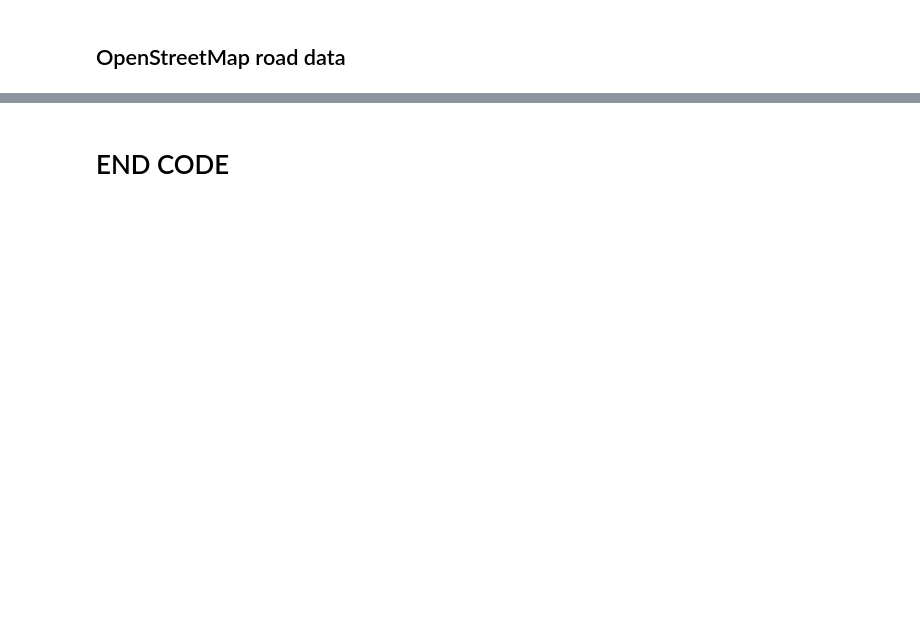
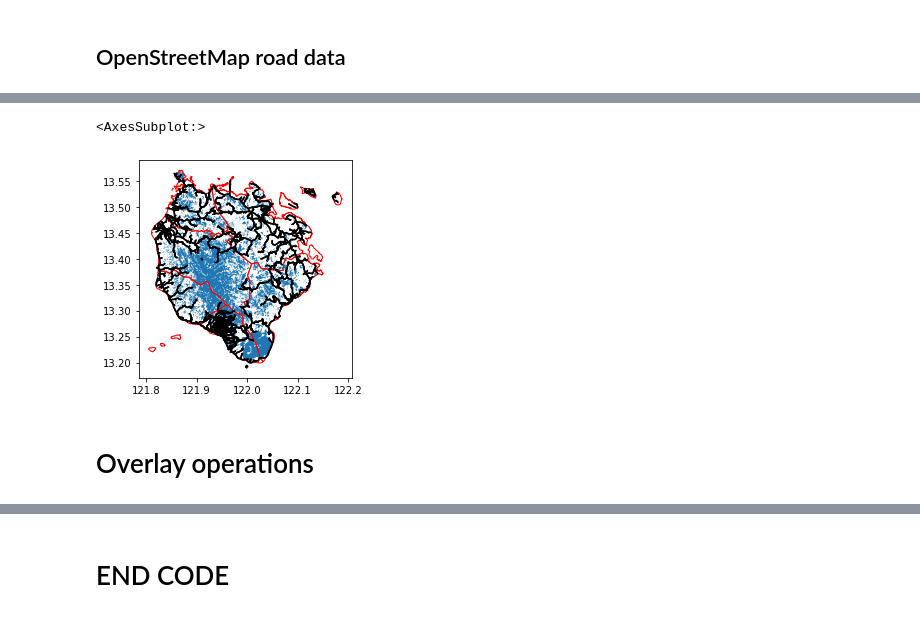
Before and after one commit to ricsatjr/lslideXroads, a Jupyter notebook: lslideXroads.ipynb, the cells around one changed output, grey strips where cells are left out. Cells and saved outputs as stored; diff of their text form; code cells hidden in the pictures; blank space fills up the shorter version.

```diff
--- a/lslideXroads.ipynb
+++ b/lslideXroads.ipynb
@@ -65,12 +119,9 @@ cur_adm.plot()
 # %% [markdown]
 ## OpenStreetMap road data
 # %%
-# Download roads using province as clipping region
-
-convex_hull=True
-
-if convex_hull:
-    graph=ox.graph.graph_from_polygon(cur_adm.convex_hull.geometry.values[0], network_type='all_private')
-else:
-    graph=ox.graph.graph_from_polygon(cur_adm.geometry.values[0], network_type='all_private')
-roads=ox.utils_graph.graph_to_gdfs(graph, nodes=False).reset_index()
+def get_roads_from_OSM(cur_adm, convex_hull=False):
+    if convex_hull:
+        graph=ox.graph.graph_from_polygon(cur_adm.dissolve().convex_hull.geometry.values[0], retain_all=True,network_type='all_private')
+    else:
+        graph=ox.graph.graph_from_polygon(cur_adm.dissolve().geometry.values[0], retain_all=True,network_type='all_private')
+    return ox.utils_graph.graph_to_gdfs(graph, nodes=False).reset_index()
@@ -150,0 +396,11 @@ lhaz_gdf.sort_values(['LH']).plot(cmap='jet')
+# %%
+# define local paths and filenames
+admin_path="/home/ozned/Dropbox/JUN-Main/GIS/GIS-source-files/vector/phl_adm_psa_namria_20200529_shp/"
+admin_file="phl_admbnda_adm3_psa_namria_20200529.shp"
+
+NOAH_path="/home/ozned/Git/lslideXroads/noah/LANDSLIDE/vector/"
+NOAH_file_filelist="file_list.txt"
+
+
+adm_gdf=load_adm_bounds(admin_path,admin_file)
+NOAH_LS_vectors=load_NOAH_LS_vector_list(NOAH_path,NOAH_file_filelist)
@@ -150,0 +409,12 @@ lhaz_gdf.sort_values(['LH']).plot(cmap='jet')
+# %%
+lowest='province'
+get_defaults=False
+cur_adm=get_target_admin(adm_gdf,lowest=lowest,get_defaults=get_defaults)
+lhaz_in_adm=get_NOAH_LS_in_admin(NOAH_LS_vectors,cur_adm.dissolve(),lowest=lowest)
+roads=get_roads_from_OSM(cur_adm, convex_hull=False)
+roads=roads[['u', 'v', 'key', 'osmid', 'name', 'highway','geometry']]
+
+# # test plot
+# lhaz_in_adm.plot()
+# cur_adm.plot(ax=plt.gca(),fc='none',ec='r')
+# roads.plot(ax=plt.gca(),ec='k')
@@ -150,0 +439,10 @@ lhaz_gdf.sort_values(['LH']).plot(cmap='jet')
+# %%
+# test plot
+lhaz_in_adm.plot()
+cur_adm.plot(ax=plt.gca(),fc='none',ec='r')
+roads.plot(ax=plt.gca(),ec='k')
+# %% [output]
+<AxesSubplot:>
+[figure, added]
+# %% [markdown]
+# Overlay operations
```
Also changed, not shown: parts of 37 cells of this notebook.
